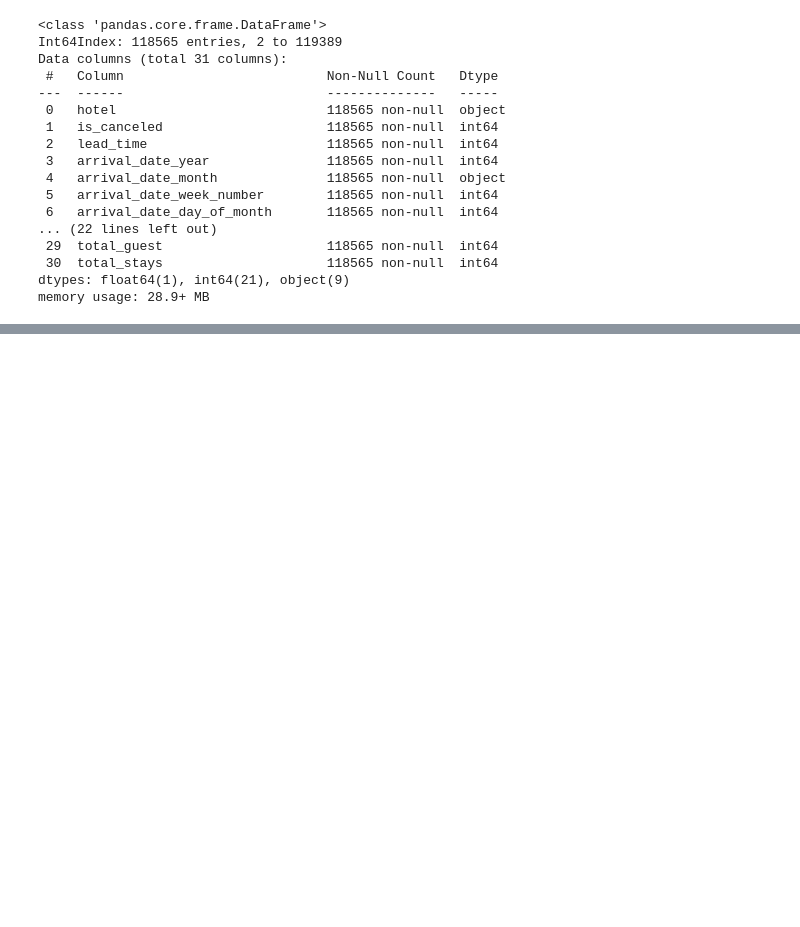
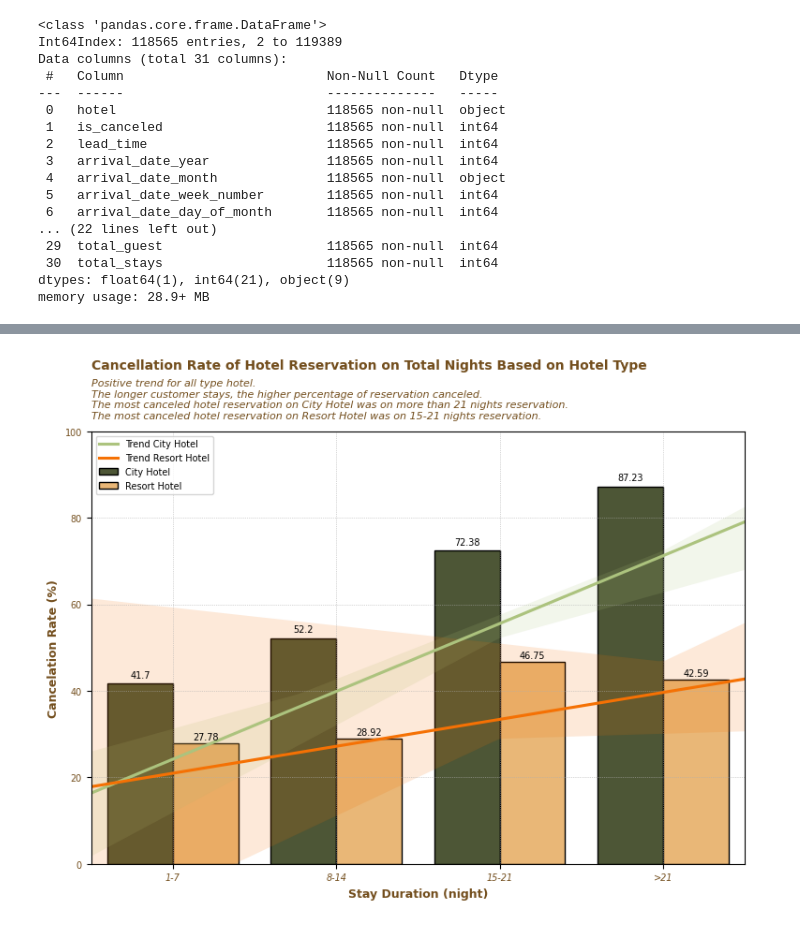
Before and after one commit to rahmars18/Investigate-Business-Hotel, a Jupyter notebook: Investigate Hotel Business.ipynb, the cells around one changed output, grey strips where cells are left out. Drawn from its saved outputs; the diff is of its cells as text; code cells hidden in the pictures; blank space fills up the shorter version.

```diff
--- a/Investigate Hotel Business.ipynb
+++ b/Investigate Hotel Business.ipynb
@@ -321,0 +349,5 @@ plt.show()
+# %%
+data_cancel = data_pre.copy()
+data_cancel['group_stay'] = data_cancel['total_stays'].apply(lambda x : group_s(x,'num'))
+data_cancel['group_stay1'] = data_cancel['total_stays'].apply(lambda x : group_s(x,'n'))
+data_cancel.head(5)
@@ -321,0 +362,10 @@ plt.show()
+# %%
+data_rates  = data_cancel.groupby(['hotel','group_stay','is_canceled'],as_index=False).agg({'total_stays':'count','group_stay1':'unique'})
+data_rates1 = data_rates.groupby(['hotel','group_stay'],as_index=False).agg({'total_stays':'sum'})
+data_rates1 = data_rates1.rename(columns=({'total_stays':'sum_stays'}))
+data_rates  = data_rates.merge(data_rates1,on=['hotel','group_stay'])
+data_rates['group_stay1']  = data_rates['group_stay1'].apply(lambda x : x[0])
+data_rates['pct'] = round(data_rates['total_stays']/data_rates['sum_stays']*100,2)
+data_rates = data_rates[data_rates['is_canceled']==1]
+
+data_rates
@@ -321,0 +382,39 @@ plt.show()
+# %%
+fig,ax = plt.subplots(1,1,figsize=(9,6))
+# Create an array with the colors you want to use
+colors = ["#4f5b31", "#fcba64"]
+# Set your custom color palette
+sns.set_palette(sns.color_palette(colors))
+sns.barplot(x='group_stay1', y='pct', data=data_rates, hue='hotel', edgecolor='black')
+
+sns.regplot(x='group_stay', y='pct', data=data_rates[data_rates['hotel'] == 'City Hotel'],\
+            scatter=False, label='Trend City Hotel', truncate=False,color='#acc37e')
+
+sns.regplot(x='group_stay', y='pct', data=data_rates[data_rates['hotel'] == 'Resort Hotel'],\
+            scatter=False, label='Trend Resort Hotel', truncate=False,color='#f57104')
+
+plt.legend(loc='upper left',prop={'size':7})
+
+ax.set_ylabel('Cancelation Rate (%)',fontsize=9,fontweight='bold',color='#734e1d')
+plt.yticks(fontsize=7,color='#734e1d')
+ax.set_ylim(0,100)
+
+ax.set_xlabel('Stay Duration (night)',fontsize=9,fontweight='bold',color='#734e1d')
+plt.xticks(fontsize=7,fontstyle='italic',color='#734e1d')
+
+plt.bar_label(ax.containers[0], padding=3, fontsize=7)
+plt.bar_label(ax.containers[1], padding=1.5, fontsize=7)
+
+ax.set_title('Cancellation Rate of Hotel Reservation on Total Nights Based on Hotel Type', fontsize=10, fontweight='bold',pad=48, color='#734e1d', loc='left')
+plt.text(x=-0.50, y=103,fontsize=8, fontstyle='italic',color='#734e1d',
+         s="Positive trend for all type hotel.\n"+\
+            "The longer customer stays, the higher percentage of reservation canceled.\n"+\
+            "The most canceled hotel reservation on City Hotel was on more than 21 nights reservation.\n"+\
+            "The most canceled hotel reservation on Resort Hotel was on 15-21 nights reservation.")
+
+
+plt.grid(linestyle=':', linewidth=0.5)
+plt.savefig("Cancellation Rate.png", bbox_inches='tight',dpi=300, transparent=True)
+plt.show()
+# %% [output]
+[figure, added]
```
Also changed, not shown: parts of 10 cells of this notebook.
